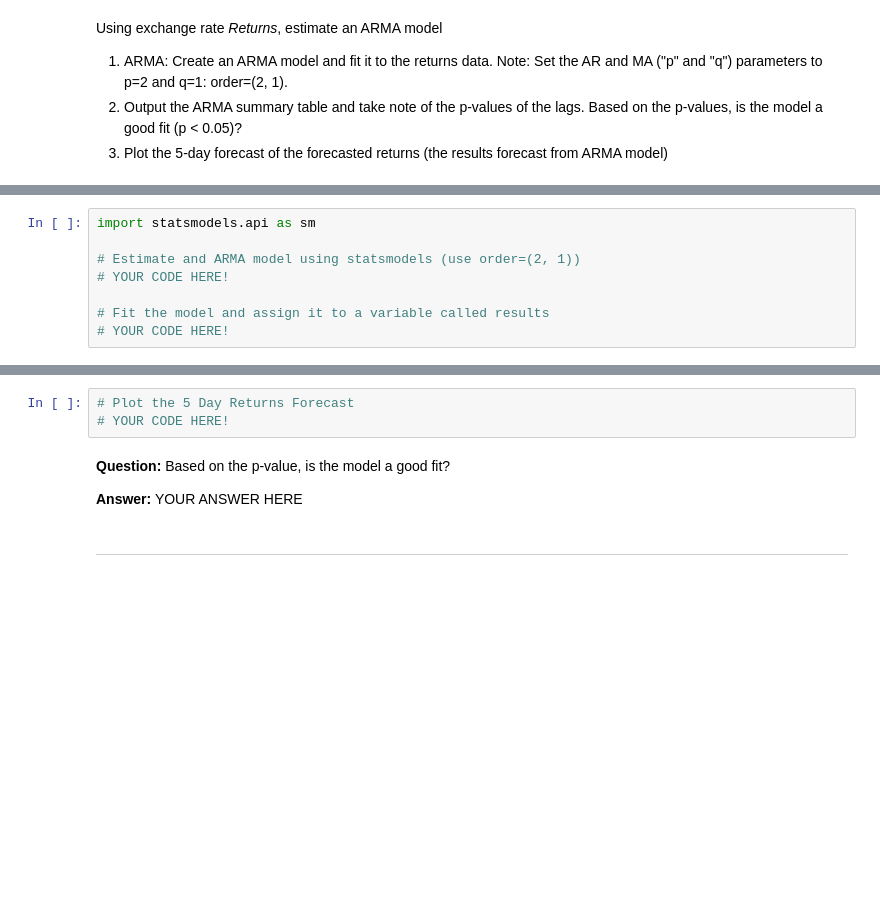
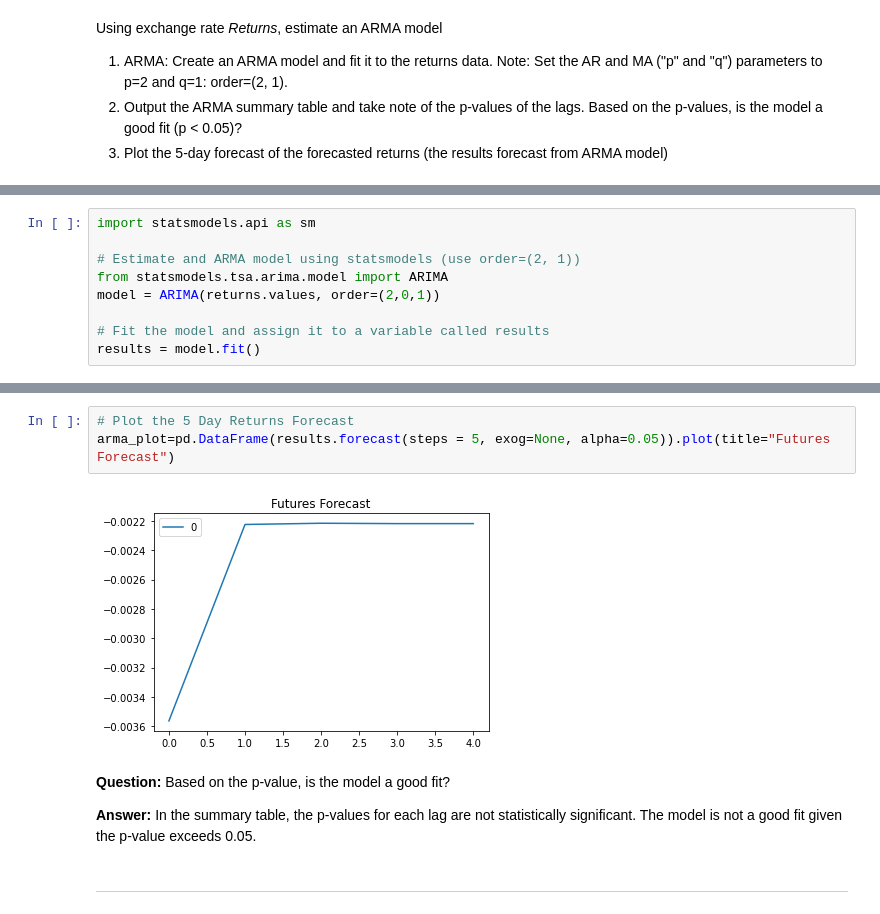
Before and after one commit to roybooker/A_Yen_for_the_Future, a Jupyter notebook: codes/jpy_time_series_anaylsis.ipynb, the cells around one changed output, grey strips where cells are left out. Cells and saved outputs as stored; diff of their text form; blank space fills up the shorter version.

```diff
--- a/codes/jpy_time_series_anaylsis.ipynb
+++ b/codes/jpy_time_series_anaylsis.ipynb
@@ -98,9 +126,10 @@ returns.tail()
 import statsmodels.api as sm
 
 # Estimate and ARMA model using statsmodels (use order=(2, 1))
-# YOUR CODE HERE!
+from statsmodels.tsa.arima.model import ARIMA
+model = ARIMA(returns.values, order=(2,0,1))
 
 # Fit the model and assign it to a variable called results
-# YOUR CODE HERE!
+results = model.fit()
 # %%
 # Output model summary results:
@@ -108,10 +158,12 @@ import statsmodels.api as sm
-# %%
-# Plot the 5 Day Returns Forecast
-# YOUR CODE HERE!
+# %%
+# Plot the 5 Day Returns Forecast
+arma_plot=pd.DataFrame(results.forecast(steps = 5, exog=None, alpha=0.05)).plot(title="Futures Forecast")
+# %% [output]
+[figure, added]
 # %% [markdown]
 **Question:** Based on the p-value, is the model a good fit?
 
-**Answer:** YOUR ANSWER HERE
+**Answer:** In the summary table, the p-values for each lag are not statistically significant. The model is not a good fit given the p-value exceeds 0.05.
 # %% [markdown]
 ---
 # %% [markdown]
```
Also changed, not shown: parts of 30 cells of this notebook, 5 other files.
